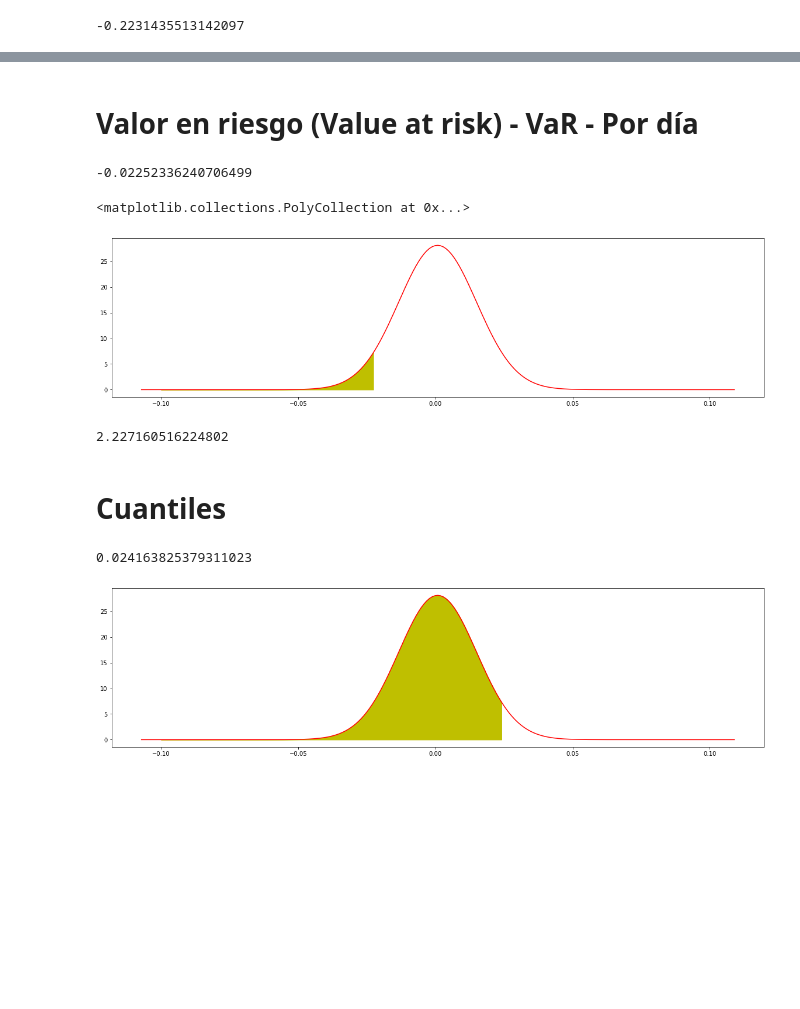
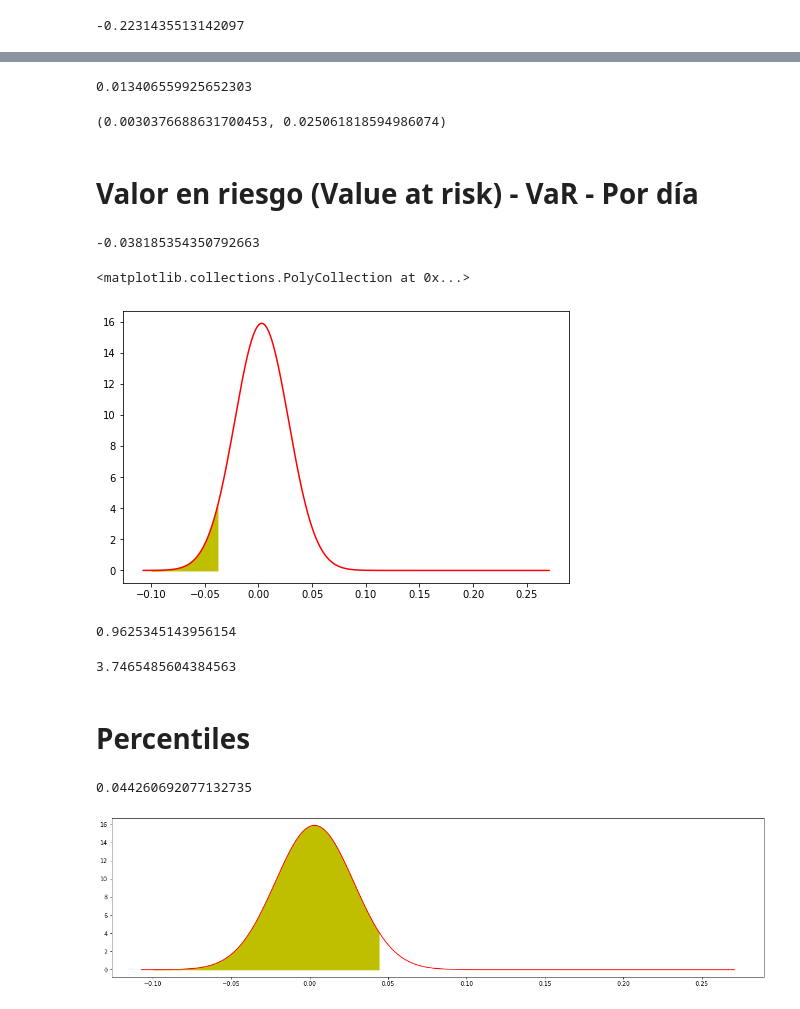
Before and after one commit to PEF-ITBA/stats-and-return-model, a Jupyter notebook: 003_Modelos_de_retorno.ipynb, the cells around one changed output, grey strips where cells are left out. Cells and saved outputs as stored; diff of their text form; code cells hidden in the pictures; blank space fills up the shorter version.

```diff
--- a/003_Modelos_de_retorno.ipynb
+++ b/003_Modelos_de_retorno.ipynb
@@ -3,7 +6,8 @@ import pandas as pd
 import numpy as np
 from matplotlib import pyplot as plt
 # %%
-ms = pd.read_csv('data/psfa_microsoft.csv')
+# ms = pd.read_csv('data/psfa_microsoft.csv')
+ms = pd.read_csv('data/psfa_facebook.csv')
 # %%
 ms.head()
 # %% [output]
@@ -114,3 +215,11 @@ plt.fill_between(rango_year_2, norm.pdf(rango_year_2, mu_year, sigma_year), y2=0
+# %%
+probs[-1]
+# %% [output]
+0.013406559925652303
+# %%
+mu, sigma
+# %% [output]
+(0.0030376688631700453, 0.025061818594986074)
 # %% [markdown]
 # Valor en riesgo (Value at risk) - VaR - Por día
 # %%
@@ -118,21 +227,25 @@ plt.fill_between(rango_year_2, norm.pdf(rango_year_2, mu_year, sigma_year), y2=0
 VaR = norm.ppf(0.05, mu, sigma)
 print(VaR)
 # %% [output]
--0.02252336240706499
+-0.038185354350792663
 # %%
-plt.figure(figsize=(20,5))
+plt.figure(figsize=(8,5))
 plt.plot(density['x'], density['pdf'], color='red')
 rango = np.arange(-0.1, VaR, 0.0001)
 plt.fill_between(rango, norm.pdf(rango, mu, sigma), y2=0, color='y')
 # %% [output]
 <matplotlib.collections.PolyCollection at 0x...>
-[figure, old version]
+[figure, new version]
+# %%
+np.exp(VaR)
+# %% [output]
+0.9625345143956154
 # %%
 (1 - np.exp(VaR))*100
 # %% [output]
-2.227160516224802
+3.7465485604384563
 # %% [markdown]
-# Cuantiles
+# Percentiles
 # %%
 Q = norm.ppf(0.95, mu, sigma)
 
@@ -142,5 +255,5 @@ rango = np.arange(-0.1, Q, 0.0001)
 plt.fill_between(rango, norm.pdf(rango, mu, sigma), y2=0, color='y')
 print(Q)
 # %% [output]
-0.024163825379311023
+0.044260692077132735
-[figure, old version]
+[figure, new version]
```
Also changed, not shown: parts of 30 cells of this notebook, 29 other files.
